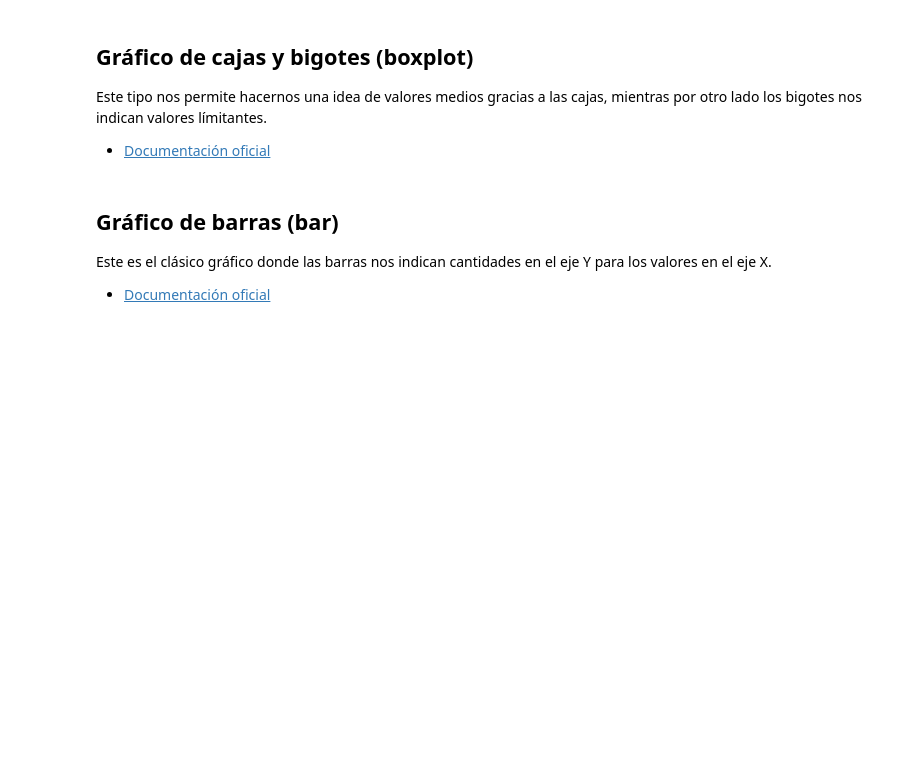
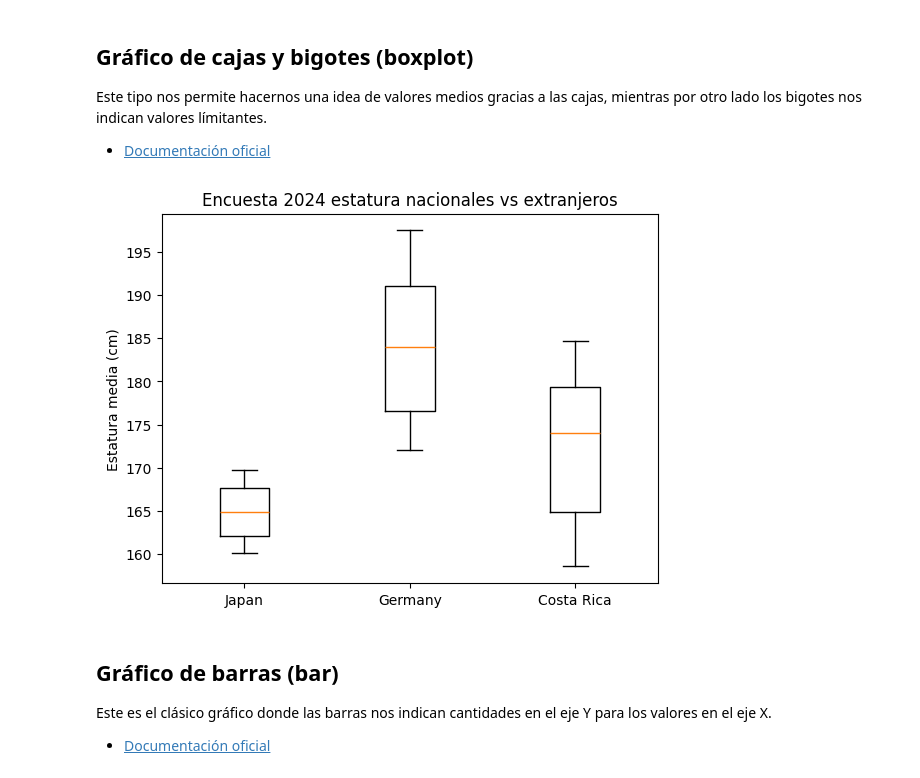
Before and after one commit to ajmenaa/phyton_basico_ICAI, a Jupyter notebook: Estudiantes/Orlando_Salazar/10_Matplotlib/09 - Tipos de gráficos.ipynb, the cells around one changed output. Cells and saved outputs as stored; diff of their text form; code cells hidden in the pictures; blank space fills up the shorter version.

```diff
--- a/Estudiantes/Orlando_Salazar/10_Matplotlib/09 - Tipos de gráficos.ipynb
+++ b/Estudiantes/Orlando_Salazar/10_Matplotlib/09 - Tipos de gráficos.ipynb
@@ -40,6 +58,20 @@ Este tipo nos permite hacernos una idea de valores medios gracias a las cajas, m
 # %%
 # Gráfico de cajas y bigotes
 # https://es.wikipedia.org/wiki/Estatura
+
+jpn = np.random.uniform(160,170,100)
+ger = np.random.uniform(172,198,100)
+cr = np.random.uniform(158,185,100)
+
+plt.boxplot([jpn,ger,cr])
+
+plt.xticks([1,2,3],['Japan','Germany','Costa Rica'])
+plt.ylabel('Estatura media (cm)')
+plt.title('Encuesta 2024 estatura nacionales vs extranjeros')
+
+plt.show()
+# %% [output]
+[figure, added]
 # %% [markdown]
 ## Gráfico de barras (bar)
 
```
Also changed, not shown: parts of 4 cells of this notebook.
